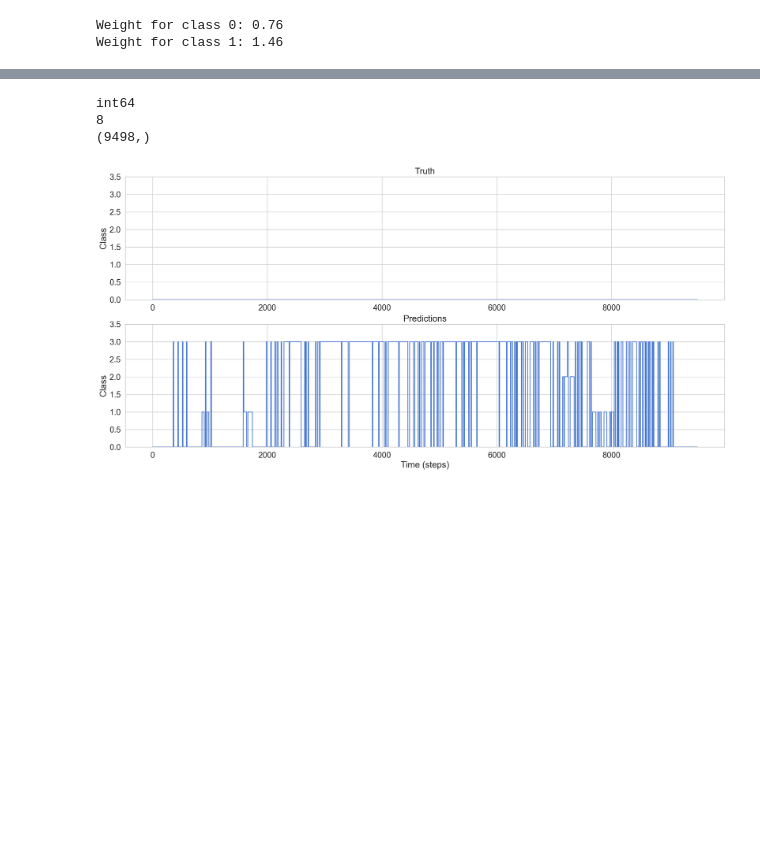
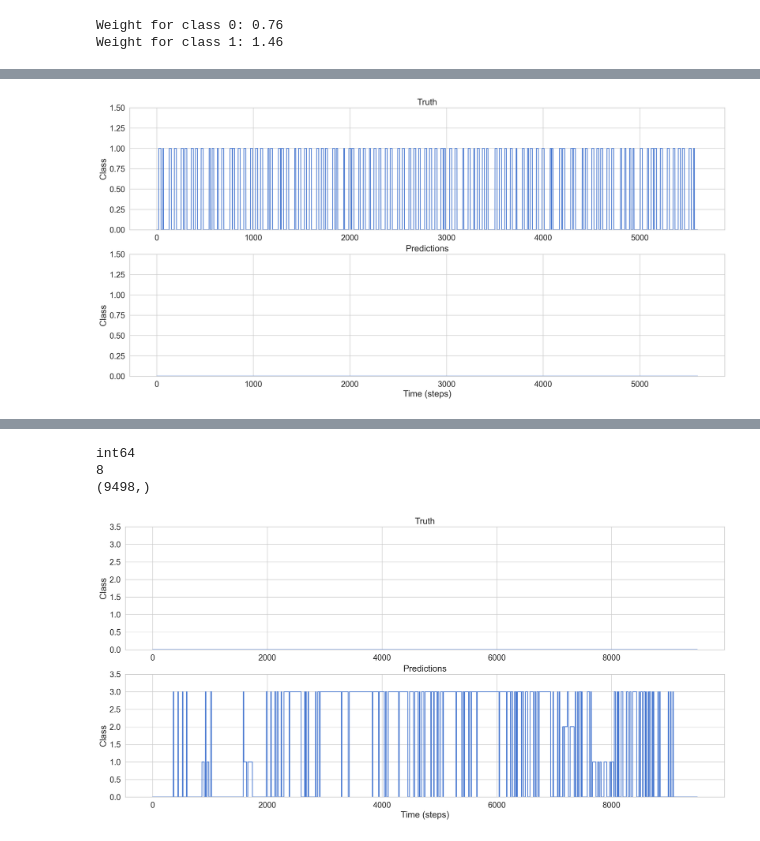
Before and after one commit to jwgerlach00/gunshot_sound_classification, a Jupyter notebook: tensorflow_bi_LSTM.ipynb, the cells around one changed output, grey strips where cells are left out. Drawn from its saved outputs; the diff is of its cells as text; code cells hidden in the pictures; blank space fills up the shorter version.

```diff
--- a/tensorflow_bi_LSTM.ipynb
+++ b/tensorflow_bi_LSTM.ipynb
@@ -400,2 +405,0 @@ plt.legend();
-# %%
-model.load_weights('training_2/cp-best-f1_score.ckpt/')
@@ -598,3 +479,7 @@ plt.legend();
+# %%
+plot_pred(df_test['y'],np.zeros(len(df_test['y'])))
+# %% [output]
+[figure, added]
 # %%
 def modeSmoother(data, rolling_window):
     from scipy import stats as st
```
Also changed, not shown: parts of 33 cells of this notebook.
